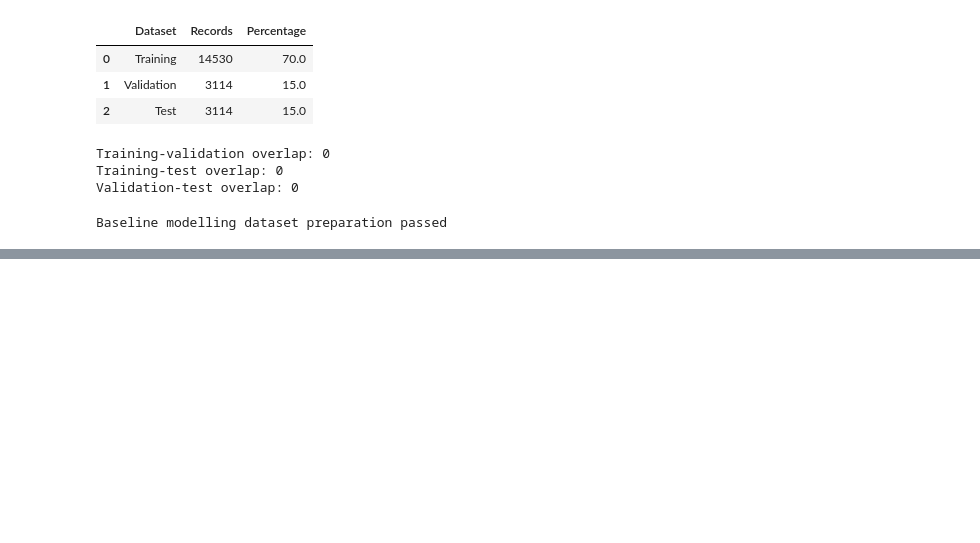
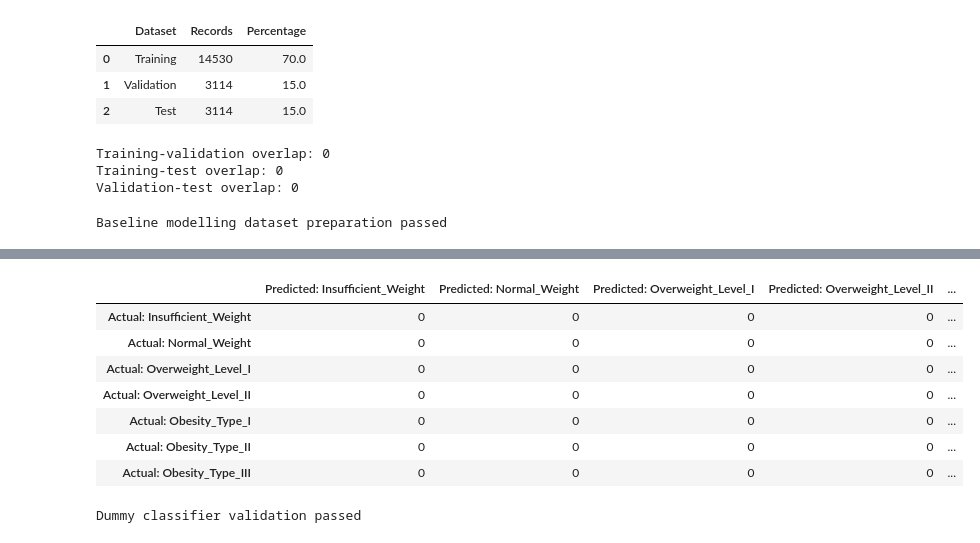
Before and after one commit to SMCodeX7/Obesity-Risk-Intelligence-System, a Jupyter notebook: notebooks/04_baseline_models.ipynb, the cells around one changed output, grey strips where cells are left out. Cells and saved outputs as stored; diff of their text form; code cells hidden in the pictures; blank space fills up the shorter version.

```diff
--- a/notebooks/04_baseline_models.ipynb
+++ b/notebooks/04_baseline_models.ipynb
@@ -236,0 +426,59 @@ Baseline modelling dataset preparation passed
+# %%
+dummy_confusion_values = confusion_matrix(
+    y_validation,
+    dummy_validation_predictions,
+    labels=CLASS_ORDER,
+)
+
+dummy_confusion_df = pd.DataFrame(
+    dummy_confusion_values,
+    index=[
+        f"Actual: {class_name}"
+        for class_name in CLASS_ORDER
+    ],
+    columns=[
+        f"Predicted: {class_name}"
+        for class_name in CLASS_ORDER
+    ],
+)
+
+dummy_confusion_df
+# %% [output]
+|  | Predicted: Insufficient_Weight | Predicted: Normal_Weight | Predicted: Overweight_Level_I | Predicted: Overweight_Level_II | ... |
+| Actual: Insufficient_Weight | 0 | 0 | 0 | 0 | ... |
+| Actual: Normal_Weight | 0 | 0 | 0 | 0 | ... |
+| Actual: Overweight_Level_I | 0 | 0 | 0 | 0 | ... |
+| Actual: Overweight_Level_II | 0 | 0 | 0 | 0 | ... |
+| Actual: Obesity_Type_I | 0 | 0 | 0 | 0 | ... |
+| Actual: Obesity_Type_II | 0 | 0 | 0 | 0 | ... |
+| Actual: Obesity_Type_III | 0 | 0 | 0 | 0 | ... |
+# %%
+unique_dummy_predictions = np.unique(
+    dummy_validation_predictions
+)
+
+assert len(dummy_validation_predictions) == len(
+    y_validation
+), "Prediction count does not match validation records."
+
+assert len(unique_dummy_predictions) == 1, (
+    "The most-frequent dummy classifier "
+    "should predict only one class."
+)
+
+assert unique_dummy_predictions[0] == (
+    most_frequent_training_class
+), "Dummy prediction differs from the training majority class."
+
+assert dummy_confusion_values.sum() == len(
+    y_validation
+), "Confusion matrix does not contain every validation record."
+
+assert 0 <= dummy_result["Accuracy"] <= 1
+assert 0 <= dummy_result["Balanced Accuracy"] <= 1
+assert 0 <= dummy_result["Macro F1"] <= 1
+assert 0 <= dummy_result["Weighted F1"] <= 1
+
+print("Dummy classifier validation passed")
+# %% [output]
+Dummy classifier validation passed
```
Also changed, not shown: parts of 11 cells of this notebook.
